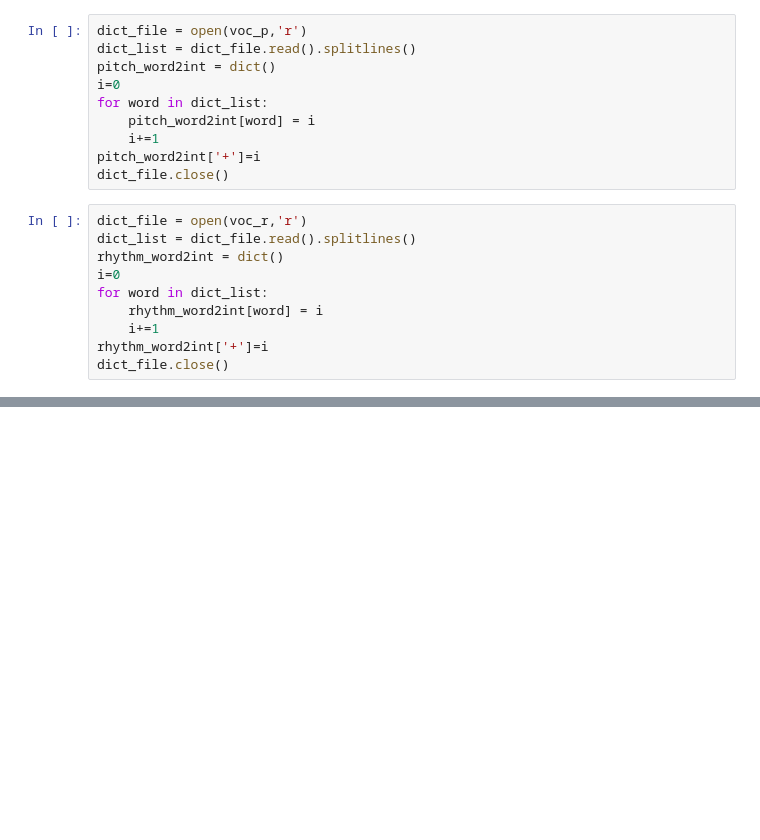
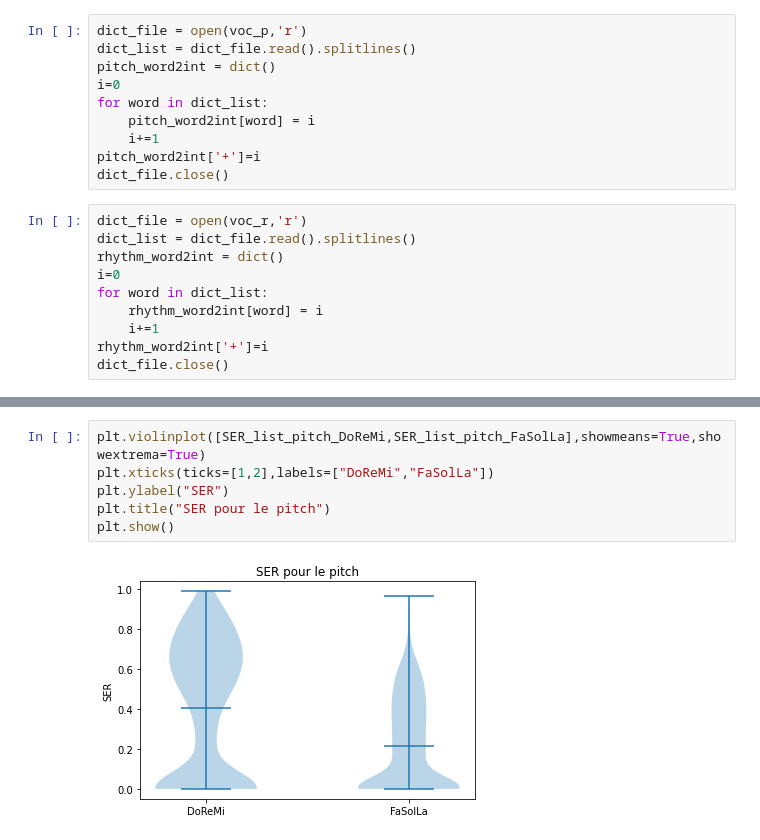
Before and after one commit to mooviies/polyphonic-omr, a Jupyter notebook: experiment_code/plotNotebook.ipynb, the cells around one changed output, grey strips where cells are left out. Drawn from its saved outputs; the diff is of its cells as text; blank space fills up the shorter version.

```diff
--- a/experiment_code/plotNotebook.ipynb
+++ b/experiment_code/plotNotebook.ipynb
@@ -88,0 +254,8 @@ for file_name in test_files:
+# %%
+plt.violinplot([SER_list_pitch_DoReMi,SER_list_pitch_FaSolLa],showmeans=True,showextrema=True)
+plt.xticks(ticks=[1,2],labels=["DoReMi","FaSolLa"])
+plt.ylabel("SER")
+plt.title("SER pour le pitch")
+plt.show()
+# %% [output]
+[figure, added]
```
Also changed, not shown: parts of 29 cells of this notebook.
